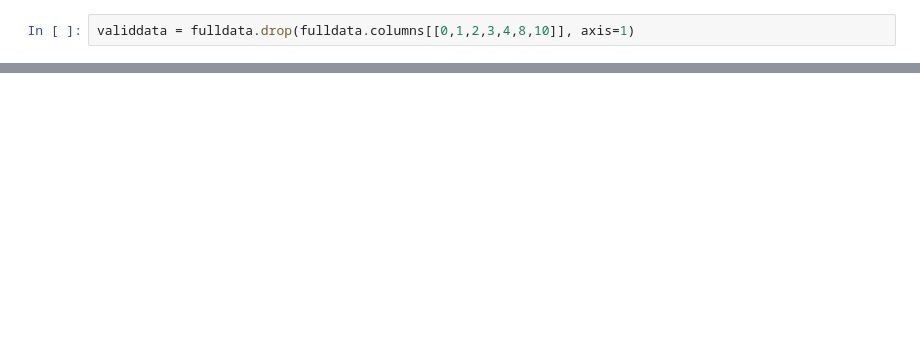
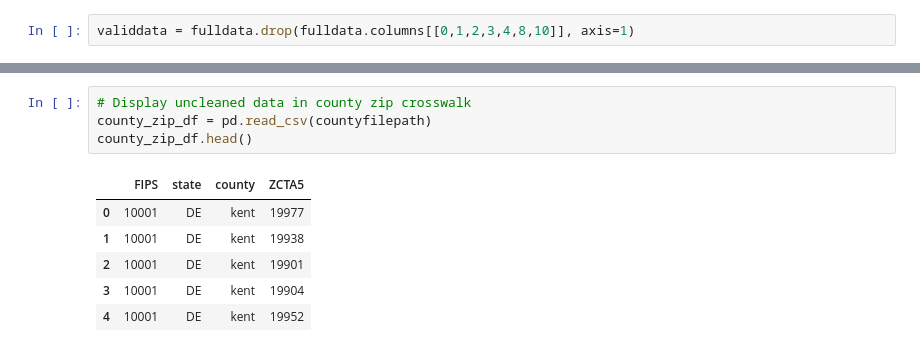
Before and after one commit to hippopotamuspal/medicare_data_project, a Jupyter notebook: medicare_analysis.ipynb, the cells around one changed output, grey strips where cells are left out. Drawn from its saved outputs; the diff is of its cells as text; blank space fills up the shorter version.

```diff
--- a/medicare_analysis.ipynb
+++ b/medicare_analysis.ipynb
@@ -61,0 +160,11 @@ alldata.info()
+# %%
+# Display uncleaned data in county zip crosswalk
+county_zip_df = pd.read_csv(countyfilepath)
+county_zip_df.head()
+# %% [output]
+|  | FIPS | state | county | ZCTA5 |
+| 0 | 10001 | DE | kent | 19977 |
+| 1 | 10001 | DE | kent | 19938 |
+| 2 | 10001 | DE | kent | 19901 |
+| 3 | 10001 | DE | kent | 19904 |
+| 4 | 10001 | DE | kent | 19952 |
```
Also changed, not shown: parts of 15 cells of this notebook, 4 other files.
